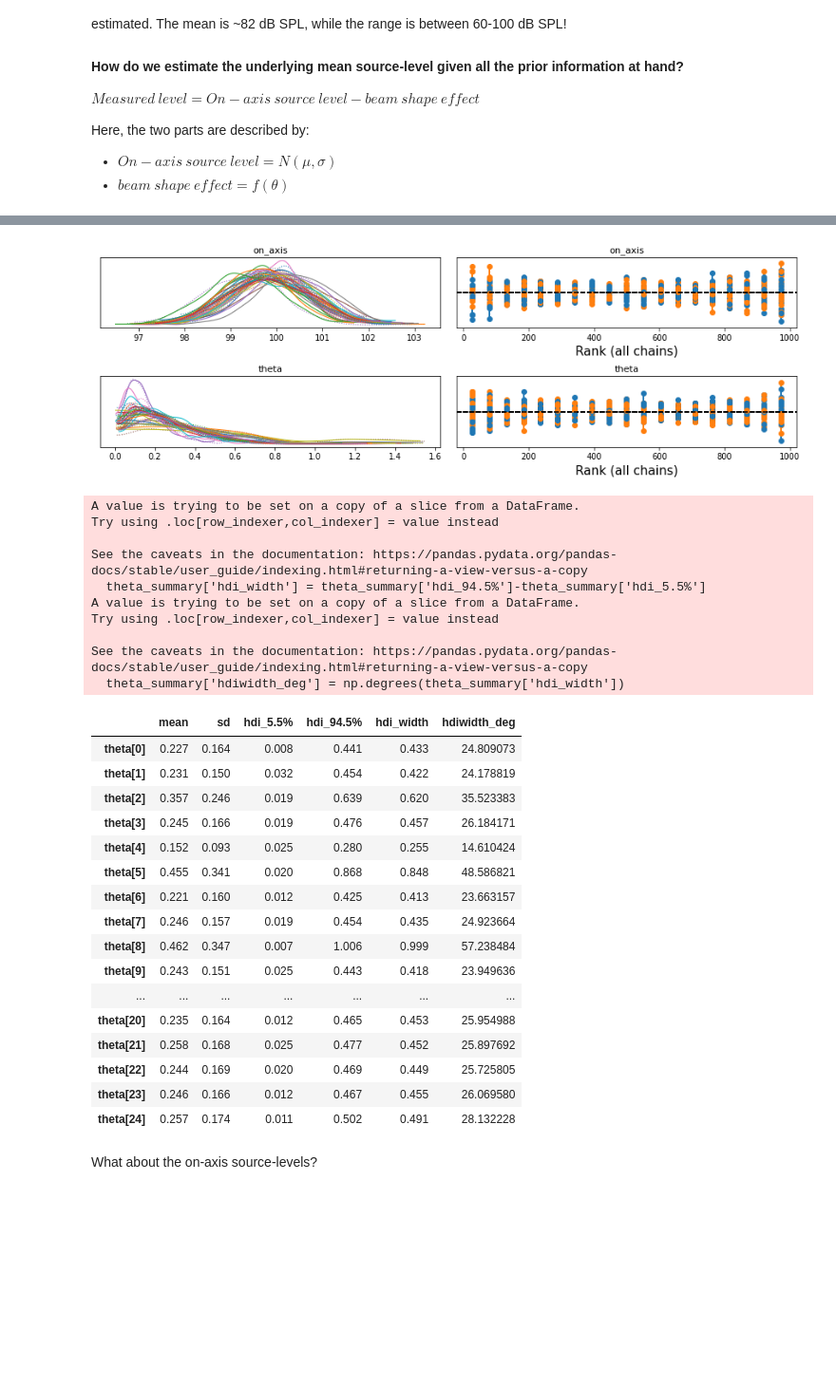
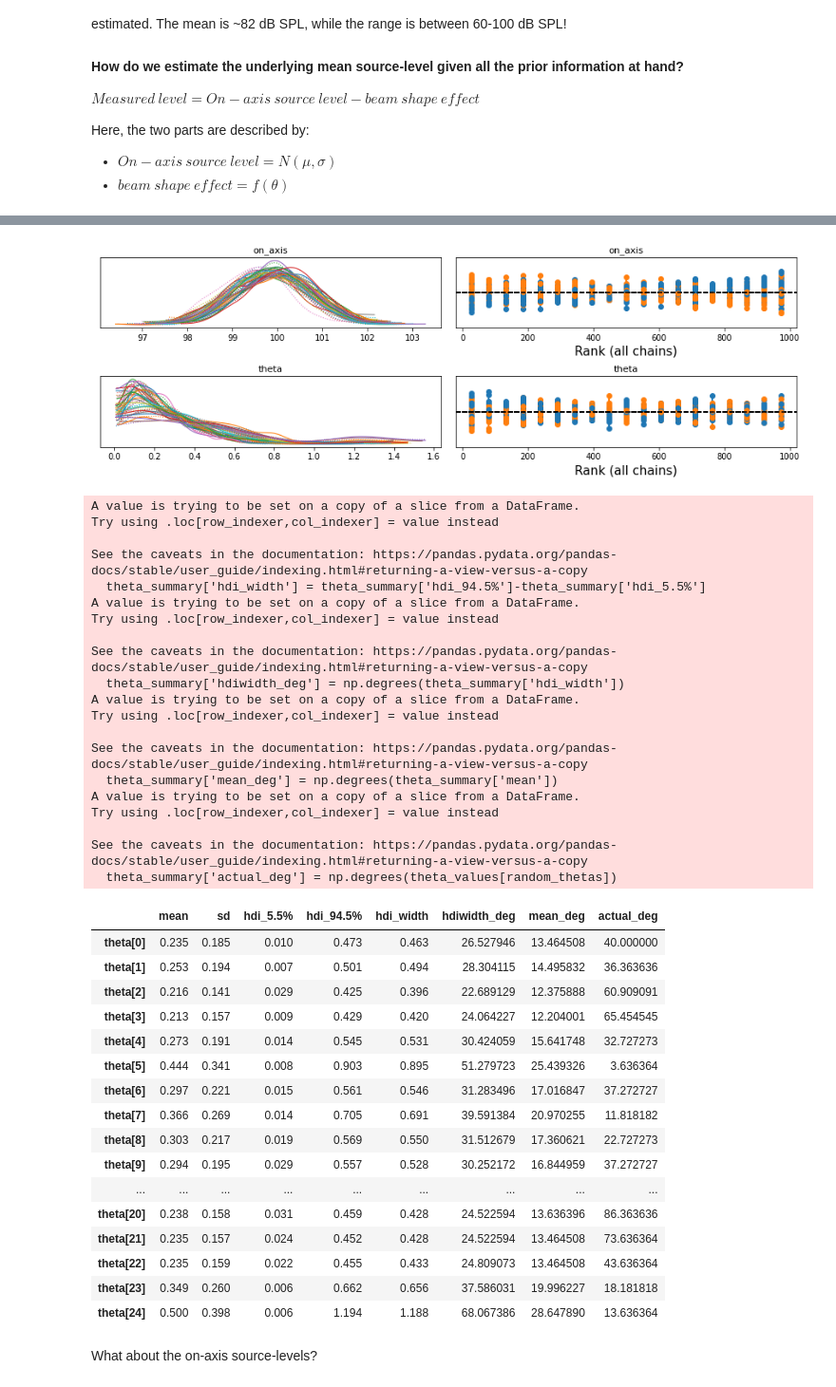
Before and after one commit to thejasvibr/tbr-statisticalrethinking, a Jupyter notebook: paramsims/source-level_estim.ipynb, the cells around one changed output, grey strips where cells are left out. Shown at 95% size. Drawn from its saved outputs; the diff is of its cells as text; code cells hidden in the pictures; blank space fills up the shorter version.

```diff
--- a/paramsims/source-level_estim.ipynb
+++ b/paramsims/source-level_estim.ipynb
@@ -11,7 +11,7 @@ from scipy.special import jv as bessel_firstkind
 from sympy import besselj, symbols, hankel2, legendre, sin, cos, summation, I, oo, diff, pi
 from sympy import Abs, lambdify
 # %%
-theta_values = np.linspace(-np.pi/2,np.pi/2,100)
+theta_values = np.linspace(0,np.pi/2,100)
 v_sound = 330 # m/s
 freq = 50*10**3 # Hz
 k_value = 2*np.pi/(v_sound/freq)
@@ -147,7 +147,7 @@ Stage:  10 Beta: 1.000
 # %%
 az.plot_trace(idata_lv, kind="rank_vlines");
 # %% [output]
-[figure, old version]
+[figure, new version]
 # %%
 out_data = idata_lv.to_dataframe()
 # %%
@@ -155,36 +155,49 @@ r = az.summary(trace_lv,kind='stats',hdi_prob=0.89)
 # %%
 theta_summary = r.loc['theta[0]':,:]
 theta_summary['hdi_width'] = theta_summary['hdi_94.5%']-theta_summary['hdi_5.5%']
 theta_summary['hdiwidth_deg'] = np.degrees(theta_summary['hdi_width'])
+theta_summary['mean_deg'] = np.degrees(theta_summary['mean'])
+theta_summary['actual_deg'] = np.degrees(theta_values[random_thetas])
+
 theta_summary
 # %% [output]
 A value is trying to be set on a copy of a slice from a DataFrame.
 Try using .loc[row_indexer,col_indexer] = value instead
 
 See the caveats in the documentation: https://pandas.pydata.org/pandas-docs/stable/user_guide/indexing.html#returning-a-view-versus-a-copy
   theta_summary['hdi_width'] = theta_summary['hdi_94.5%']-theta_summary['hdi_5.5%']
 A value is trying to be set on a copy of a slice from a DataFrame.
 Try using .loc[row_indexer,col_indexer] = value instead
 
 See the caveats in the documentation: https://pandas.pydata.org/pandas-docs/stable/user_guide/indexing.html#returning-a-view-versus-a-copy
   theta_summary['hdiwidth_deg'] = np.degrees(theta_summary['hdi_width'])
+A value is trying to be set on a copy of a slice from a DataFrame.
+Try using .loc[row_indexer,col_indexer] = value instead
+
+See the caveats in the documentation: https://pandas.pydata.org/pandas-docs/stable/user_guide/indexing.html#returning-a-view-versus-a-copy
+  theta_summary['mean_deg'] = np.degrees(theta_summary['mean'])
+A value is trying to be set on a copy of a slice from a DataFrame.
+Try using .loc[row_indexer,col_indexer] = value instead
+
+See the caveats in the documentation: https://pandas.pydata.org/pandas-docs/stable/user_guide/indexing.html#returning-a-view-versus-a-copy
+  theta_summary['actual_deg'] = np.degrees(theta_values[random_thetas])
-|  | mean | sd | hdi_5.5% | hdi_94.5% | hdi_width | hdiwidth_deg |
-| theta[0] | 0.227 | 0.164 | 0.008 | 0.441 | 0.433 | 24.809073 |
-| theta[1] | 0.231 | 0.150 | 0.032 | 0.454 | 0.422 | 24.178819 |
-| theta[2] | 0.357 | 0.246 | 0.019 | 0.639 | 0.620 | 35.523383 |
-| theta[3] | 0.245 | 0.166 | 0.019 | 0.476 | 0.457 | 26.184171 |
-| theta[4] | 0.152 | 0.093 | 0.025 | 0.280 | 0.255 | 14.610424 |
-| theta[5] | 0.455 | 0.341 | 0.020 | 0.868 | 0.848 | 48.586821 |
-| theta[6] | 0.221 | 0.160 | 0.012 | 0.425 | 0.413 | 23.663157 |
-| theta[7] | 0.246 | 0.157 | 0.019 | 0.454 | 0.435 | 24.923664 |
-| theta[8] | 0.462 | 0.347 | 0.007 | 1.006 | 0.999 | 57.238484 |
-| theta[9] | 0.243 | 0.151 | 0.025 | 0.443 | 0.418 | 23.949636 |
-| ... | ... | ... | ... | ... | ... | ... |
-| theta[20] | 0.235 | 0.164 | 0.012 | 0.465 | 0.453 | 25.954988 |
-| theta[21] | 0.258 | 0.168 | 0.025 | 0.477 | 0.452 | 25.897692 |
-| theta[22] | 0.244 | 0.169 | 0.020 | 0.469 | 0.449 | 25.725805 |
-| theta[23] | 0.246 | 0.166 | 0.012 | 0.467 | 0.455 | 26.069580 |
-| theta[24] | 0.257 | 0.174 | 0.011 | 0.502 | 0.491 | 28.132228 |
+|  | mean | sd | hdi_5.5% | hdi_94.5% | hdi_width | hdiwidth_deg | mean_deg | actual_deg |
+| theta[0] | 0.235 | 0.185 | 0.010 | 0.473 | 0.463 | 26.527946 | 13.464508 | 40.000000 |
+| theta[1] | 0.253 | 0.194 | 0.007 | 0.501 | 0.494 | 28.304115 | 14.495832 | 36.363636 |
+| theta[2] | 0.216 | 0.141 | 0.029 | 0.425 | 0.396 | 22.689129 | 12.375888 | 60.909091 |
+| theta[3] | 0.213 | 0.157 | 0.009 | 0.429 | 0.420 | 24.064227 | 12.204001 | 65.454545 |
+| theta[4] | 0.273 | 0.191 | 0.014 | 0.545 | 0.531 | 30.424059 | 15.641748 | 32.727273 |
+| theta[5] | 0.444 | 0.341 | 0.008 | 0.903 | 0.895 | 51.279723 | 25.439326 | 3.636364 |
+| theta[6] | 0.297 | 0.221 | 0.015 | 0.561 | 0.546 | 31.283496 | 17.016847 | 37.272727 |
+| theta[7] | 0.366 | 0.269 | 0.014 | 0.705 | 0.691 | 39.591384 | 20.970255 | 11.818182 |
+| theta[8] | 0.303 | 0.217 | 0.019 | 0.569 | 0.550 | 31.512679 | 17.360621 | 22.727273 |
+| theta[9] | 0.294 | 0.195 | 0.029 | 0.557 | 0.528 | 30.252172 | 16.844959 | 37.272727 |
+| ... | ... | ... | ... | ... | ... | ... | ... | ... |
+| theta[20] | 0.238 | 0.158 | 0.031 | 0.459 | 0.428 | 24.522594 | 13.636396 | 86.363636 |
+| theta[21] | 0.235 | 0.157 | 0.024 | 0.452 | 0.428 | 24.522594 | 13.464508 | 73.636364 |
+| theta[22] | 0.235 | 0.159 | 0.022 | 0.455 | 0.433 | 24.809073 | 13.464508 | 43.636364 |
+| theta[23] | 0.349 | 0.260 | 0.006 | 0.662 | 0.656 | 37.586031 | 19.996227 | 18.181818 |
+| theta[24] | 0.500 | 0.398 | 0.006 | 1.194 | 1.188 | 68.067386 | 28.647890 | 13.636364 |
 # %% [markdown]
 What about the on-axis source-levels?
 # %%
```
Also changed, not shown: parts of 11 cells of this notebook, 2 other files.
